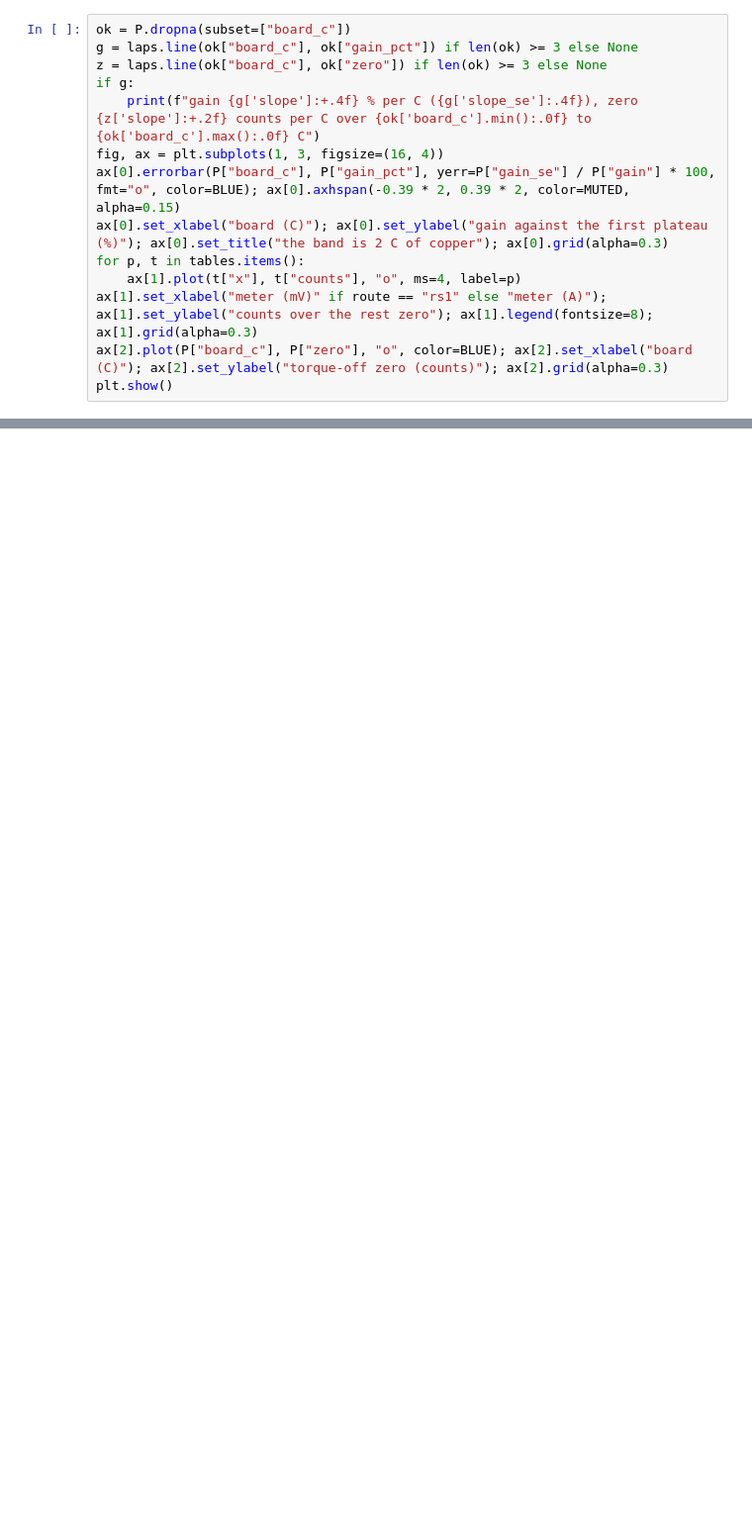
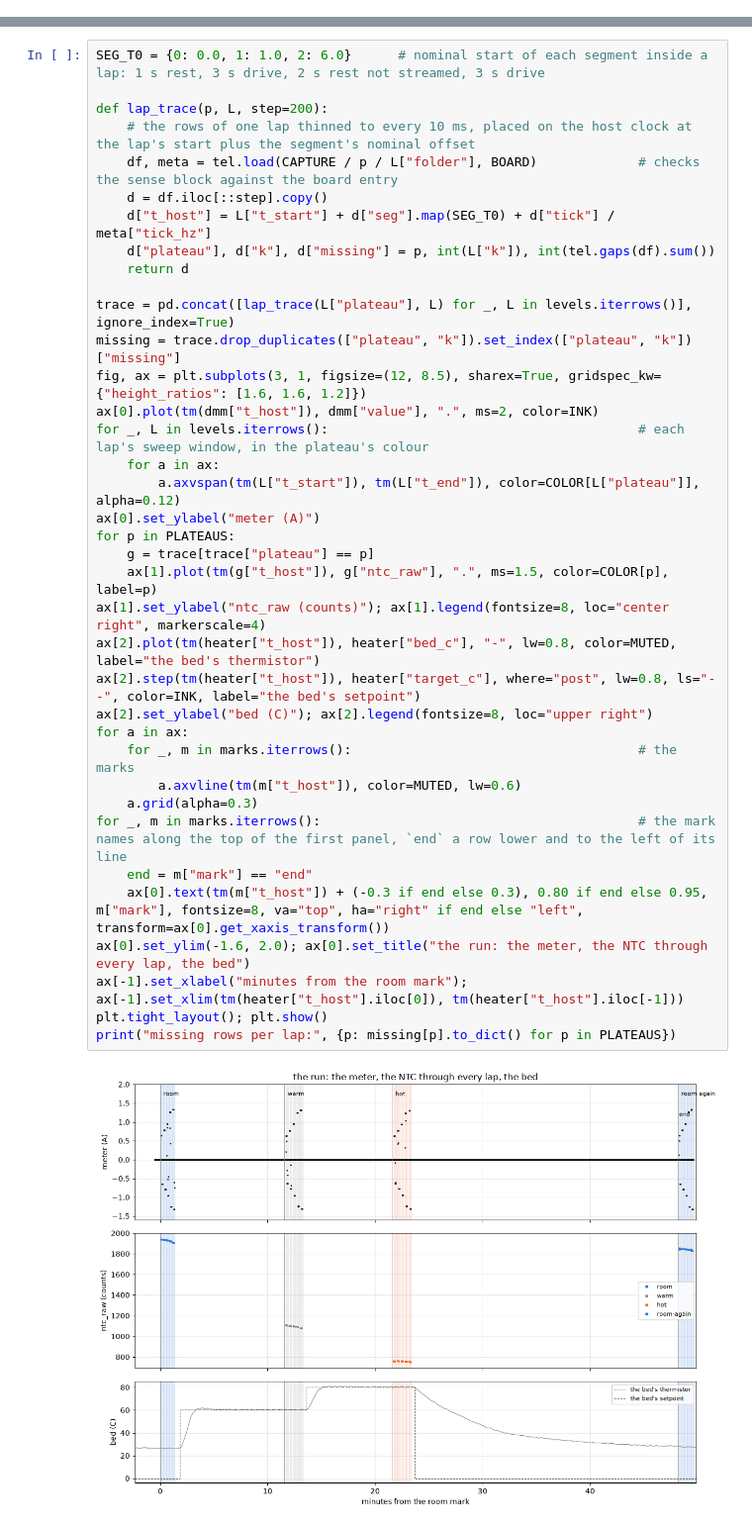
Before and after one commit to OpenServoCore/notebooks, a Jupyter notebook: stages/1-board/opamp-temperature/opamp-temperature.ipynb, the cells around one changed output, grey strips where cells are left out. Shown at 99% size. Saved outputs shown, nothing was run; the diff lists cells and outputs as text; blank space fills up the shorter version.

```diff
--- a/stages/1-board/opamp-temperature/opamp-temperature.ipynb
+++ b/stages/1-board/opamp-temperature/opamp-temperature.ipynb
@@ -78,14 +55,0 @@ One row per plateau: the board temperature from the NTC, the gain and offset of
-# %%
-ok = P.dropna(subset=["board_c"])
-g = laps.line(ok["board_c"], ok["gain_pct"]) if len(ok) >= 3 else None
-z = laps.line(ok["board_c"], ok["zero"]) if len(ok) >= 3 else None
-if g:
-    print(f"gain {g['slope']:+.4f} % per C ({g['slope_se']:.4f}), zero {z['slope']:+.2f} counts per C over {ok['board_c'].min():.0f} to {ok['board_c'].max():.0f} C")
-fig, ax = plt.subplots(1, 3, figsize=(16, 4))
-ax[0].errorbar(P["board_c"], P["gain_pct"], yerr=P["gain_se"] / P["gain"] * 100, fmt="o", color=BLUE); ax[0].axhspan(-0.39 * 2, 0.39 * 2, color=MUTED, alpha=0.15)
-ax[0].set_xlabel("board (C)"); ax[0].set_ylabel("gain against the first plateau (%)"); ax[0].set_title("the band is 2 C of copper"); ax[0].grid(alpha=0.3)
-for p, t in tables.items():
-    ax[1].plot(t["x"], t["counts"], "o", ms=4, label=p)
-ax[1].set_xlabel("meter (mV)" if route == "rs1" else "meter (A)"); ax[1].set_ylabel("counts over the rest zero"); ax[1].legend(fontsize=8); ax[1].grid(alpha=0.3)
-ax[2].plot(P["board_c"], P["zero"], "o", color=BLUE); ax[2].set_xlabel("board (C)"); ax[2].set_ylabel("torque-off zero (counts)"); ax[2].grid(alpha=0.3)
-plt.show()
@@ -118,0 +126,39 @@ To be written from the capture.
+# %%
+SEG_T0 = {0: 0.0, 1: 1.0, 2: 6.0}      # nominal start of each segment inside a lap: 1 s rest, 3 s drive, 2 s rest not streamed, 3 s drive
+
+def lap_trace(p, L, step=200):
+    # the rows of one lap thinned to every 10 ms, placed on the host clock at the lap's start plus the segment's nominal offset
+    df, meta = tel.load(CAPTURE / p / L["folder"], BOARD)             # checks the sense block against the board entry
+    d = df.iloc[::step].copy()
+    d["t_host"] = L["t_start"] + d["seg"].map(SEG_T0) + d["tick"] / meta["tick_hz"]
+    d["plateau"], d["k"], d["missing"] = p, int(L["k"]), int(tel.gaps(df).sum())
+    return d
+
+trace = pd.concat([lap_trace(L["plateau"], L) for _, L in levels.iterrows()], ignore_index=True)
+missing = trace.drop_duplicates(["plateau", "k"]).set_index(["plateau", "k"])["missing"]
+fig, ax = plt.subplots(3, 1, figsize=(12, 8.5), sharex=True, gridspec_kw={"height_ratios": [1.6, 1.6, 1.2]})
+ax[0].plot(tm(dmm["t_host"]), dmm["value"], ".", ms=2, color=INK)
+for _, L in levels.iterrows():                                        # each lap's sweep window, in the plateau's colour
+    for a in ax:
+        a.axvspan(tm(L["t_start"]), tm(L["t_end"]), color=COLOR[L["plateau"]], alpha=0.12)
+ax[0].set_ylabel("meter (A)")
+for p in PLATEAUS:
+    g = trace[trace["plateau"] == p]
+    ax[1].plot(tm(g["t_host"]), g["ntc_raw"], ".", ms=1.5, color=COLOR[p], label=p)
+ax[1].set_ylabel("ntc_raw (counts)"); ax[1].legend(fontsize=8, loc="center right", markerscale=4)
+ax[2].plot(tm(heater["t_host"]), heater["bed_c"], "-", lw=0.8, color=MUTED, label="the bed's thermistor")
+ax[2].step(tm(heater["t_host"]), heater["target_c"], where="post", lw=0.8, ls="--", color=INK, label="the bed's setpoint")
+ax[2].set_ylabel("bed (C)"); ax[2].legend(fontsize=8, loc="upper right")
+for a in ax:
+    for _, m in marks.iterrows():                                     # the marks
+        a.axvline(tm(m["t_host"]), color=MUTED, lw=0.6)
+    a.grid(alpha=0.3)
+for _, m in marks.iterrows():                                         # the mark names along the top of the first panel, `end` a row lower and to the left of its line
+    end = m["mark"] == "end"
+    ax[0].text(tm(m["t_host"]) + (-0.3 if end else 0.3), 0.80 if end else 0.95, m["mark"], fontsize=8, va="top", ha="right" if end else "left", transform=ax[0].get_xaxis_transform())
+ax[0].set_ylim(-1.6, 2.0); ax[0].set_title("the run: the meter, the NTC through every lap, the bed")
+ax[-1].set_xlabel("minutes from the room mark"); ax[-1].set_xlim(tm(heater["t_host"].iloc[0]), tm(heater["t_host"].iloc[-1]))
+plt.tight_layout(); plt.show()
+print("missing rows per lap:", {p: missing[p].to_dict() for p in PLATEAUS})
+# %% [output]
+[figure, added]
```
Also changed, not shown: parts of 23 cells of this notebook, 50 other files.
